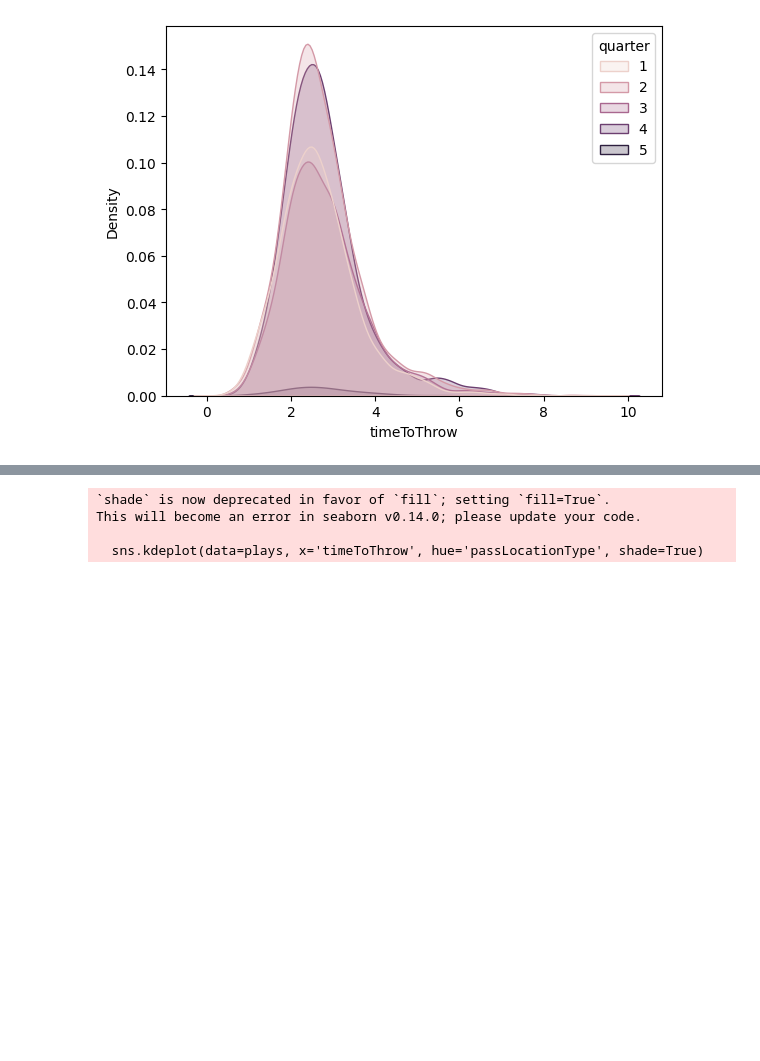
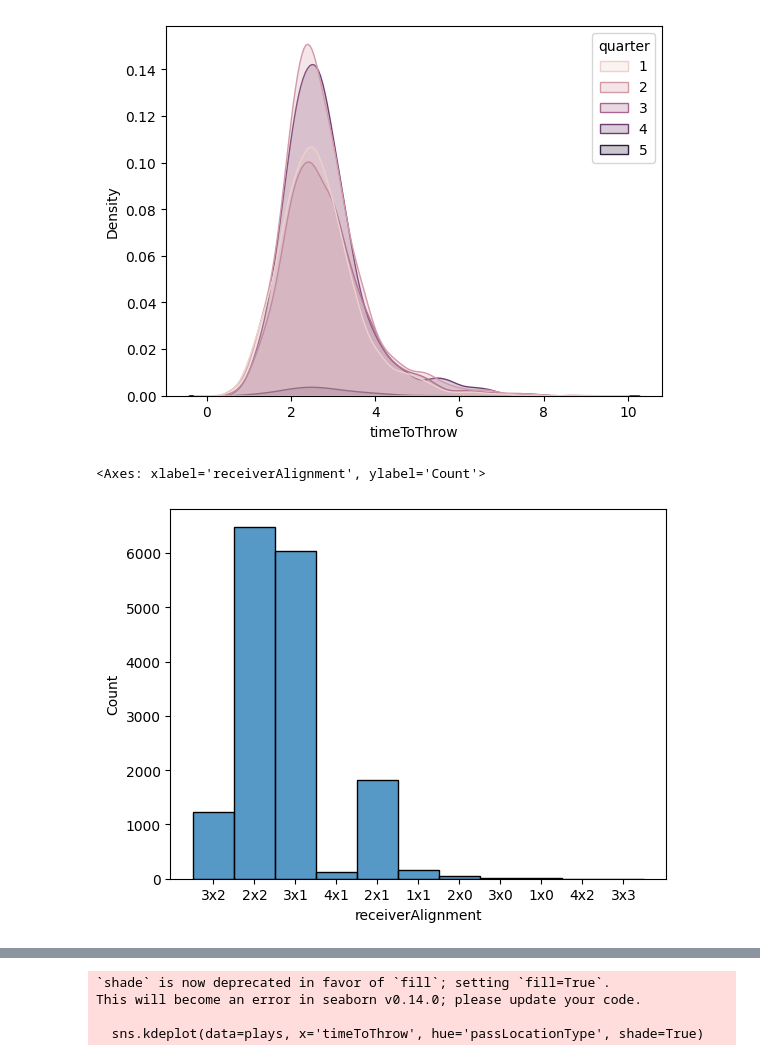
Before and after one commit to maxsossin/NFL-data-analysis-2025, a Jupyter notebook: nfl-data-analysis.ipynb, the cells around one changed output, grey strips where cells are left out. Saved outputs shown, nothing was run; the diff lists cells and outputs as text; code cells hidden in the pictures; blank space fills up the shorter version.

```diff
--- a/nfl-data-analysis.ipynb
+++ b/nfl-data-analysis.ipynb
@@ -73,3 +143,8 @@ This will become an error in seaborn v0.14.0; please update your code.
   sns.kdeplot(data=plays, x='timeToThrow', hue='quarter', shade=True)
 <Axes: xlabel='timeToThrow', ylabel='Density'>
 [figure]
+# %%
+sns.histplot(plays['receiverAlignment'])
+# %% [output]
+<Axes: xlabel='receiverAlignment', ylabel='Count'>
+[figure, added]
```
Also changed, not shown: parts of 3 cells of this notebook.
